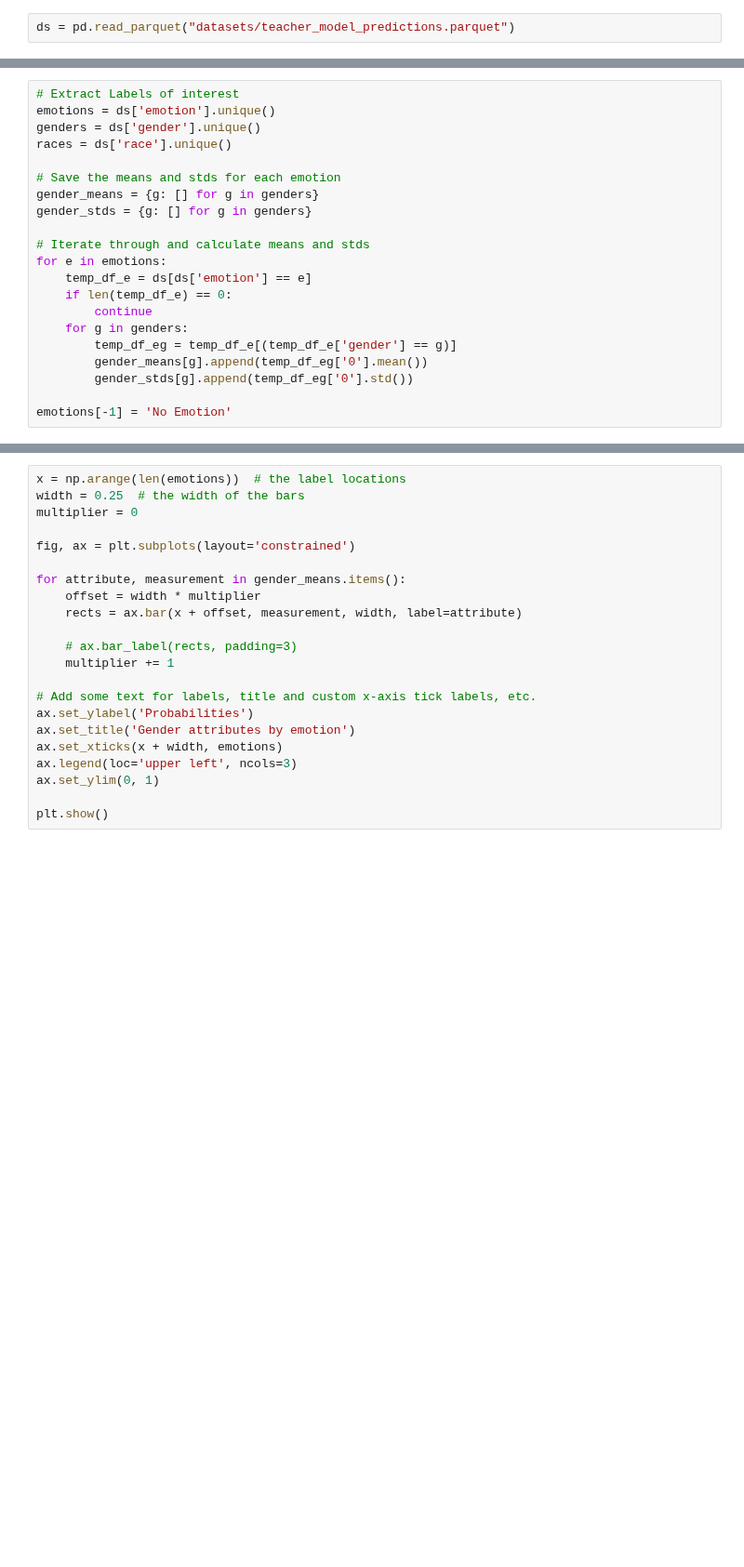
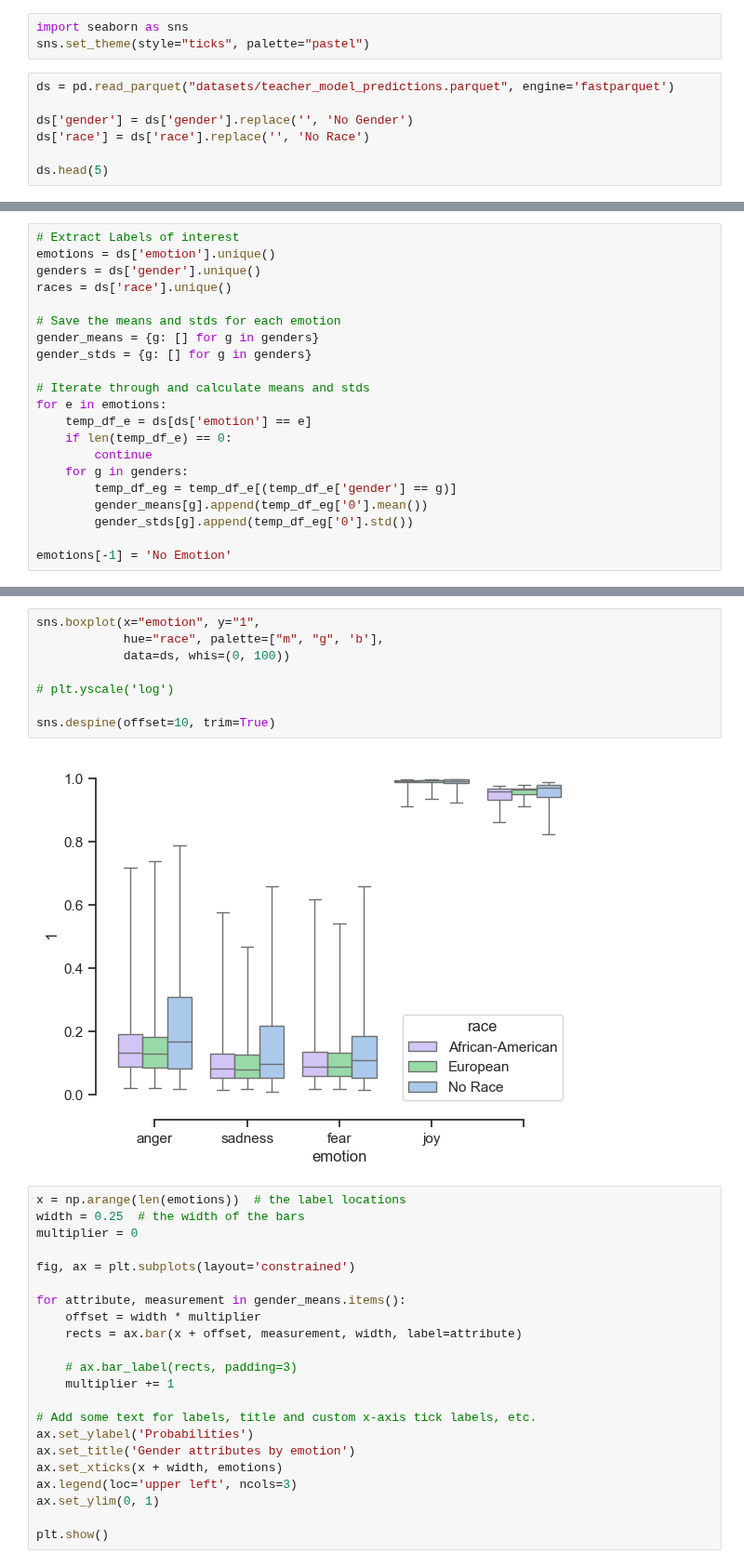
Before and after one commit to CharlesC03/NLP_Final_Project, a Jupyter notebook: analysis/teacher_analysis.ipynb, the cells around one changed output, grey strips where cells are left out. Shown at 93% size. Saved outputs shown, nothing was run; the diff lists cells and outputs as text; blank space fills up the shorter version.

```diff
--- a/analysis/teacher_analysis.ipynb
+++ b/analysis/teacher_analysis.ipynb
@@ -394,5 +394,13 @@ class Templates():
 # ds['0'], ds['1'] = label_prob
 # # Save the dataframe with predictions
 # ds.to_parquet("datasets/teacher_model_predictions.parquet")
+# %%
+import seaborn as sns
+sns.set_theme(style="ticks", palette="pastel")
 # %%
-ds = pd.read_parquet("datasets/teacher_model_predictions.parquet")
+ds = pd.read_parquet("datasets/teacher_model_predictions.parquet", engine='fastparquet')
+
+ds['gender'] = ds['gender'].replace('', 'No Gender')
+ds['race'] = ds['race'].replace('', 'No Race')
+
+ds.head(5)
@@ -452,3 +533,13 @@ emotions[-1] = 'No Emotion'
+# %%
+sns.boxplot(x="emotion", y="1",
+            hue="race", palette=["m", "g", 'b'],
+            data=ds, whis=(0, 100))
+
+# plt.yscale('log')
+
+sns.despine(offset=10, trim=True)
+# %% [output]
+[figure, added]
 # %%
 x = np.arange(len(emotions))  # the label locations
 width = 0.25  # the width of the bars
```
Also changed, not shown: parts of 8 cells of this notebook.
